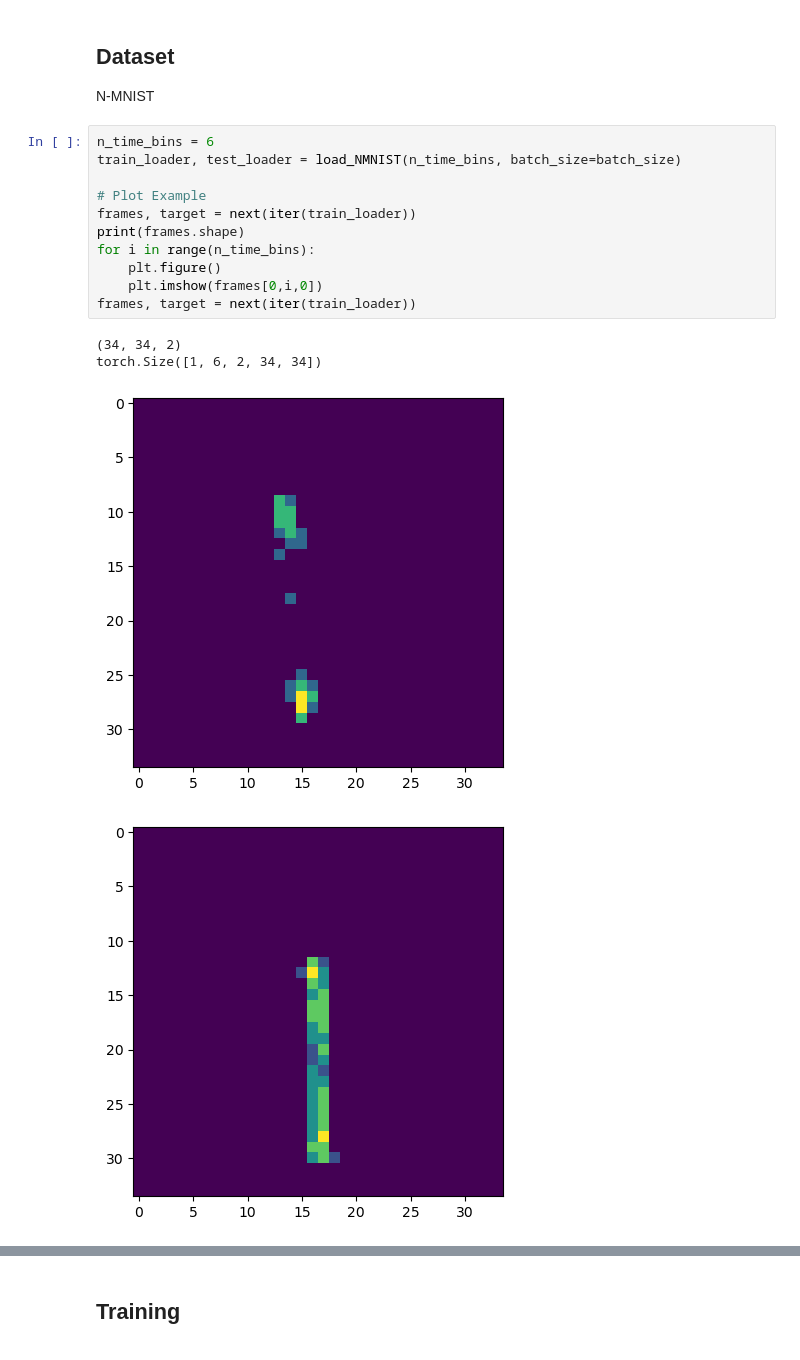
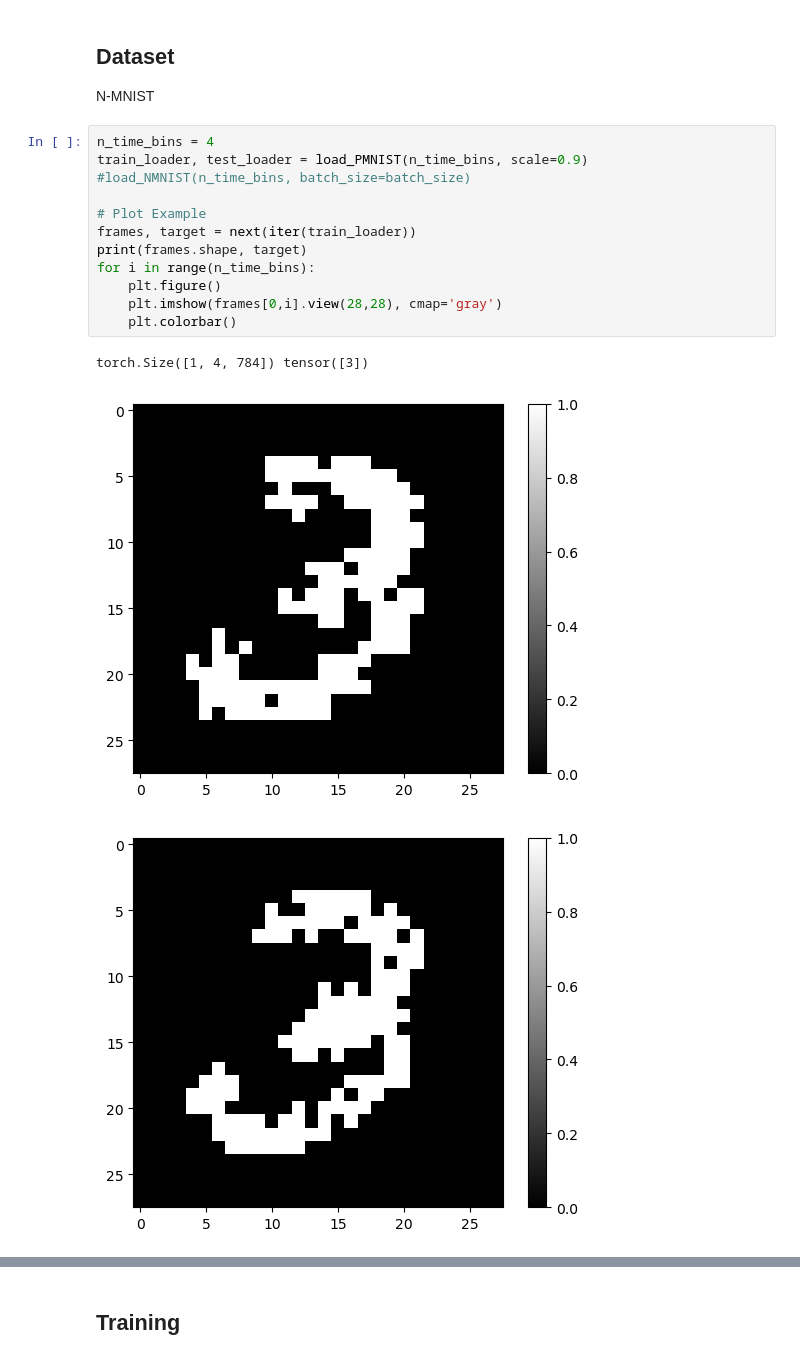
Before and after one commit to largraf/EchoSpike, a Jupyter notebook: main.ipynb, the cells around one changed output, grey strips where cells are left out. Saved outputs shown, nothing was run; the diff lists cells and outputs as text.

```diff
--- a/main.ipynb
+++ b/main.ipynb
@@ -17,18 +17,17 @@ n_outputs = 10
 ## Dataset
 N-MNIST
 # %%
-n_time_bins = 6
-train_loader, test_loader = load_NMNIST(n_time_bins, batch_size=batch_size)
+n_time_bins = 4
+train_loader, test_loader = load_PMNIST(n_time_bins, scale=0.9) #load_NMNIST(n_time_bins, batch_size=batch_size)
 
 # Plot Example
 frames, target = next(iter(train_loader))
-print(frames.shape)
+print(frames.shape, target)
 for i in range(n_time_bins):
     plt.figure()
-    plt.imshow(frames[0,i,0])
-frames, target = next(iter(train_loader))
+    plt.imshow(frames[0,i].view(28,28), cmap='gray')
+    plt.colorbar()
 # %% [output]
-(34, 34, 2)
-torch.Size([1, 6, 2, 34, 34])
+torch.Size([1, 4, 784]) tensor([3])
-[figure, old version]
+[figure, new version]
-[figure, old version]
+[figure, new version]
```
Also changed, not shown: parts of 11 cells of this notebook, 6 other files.
